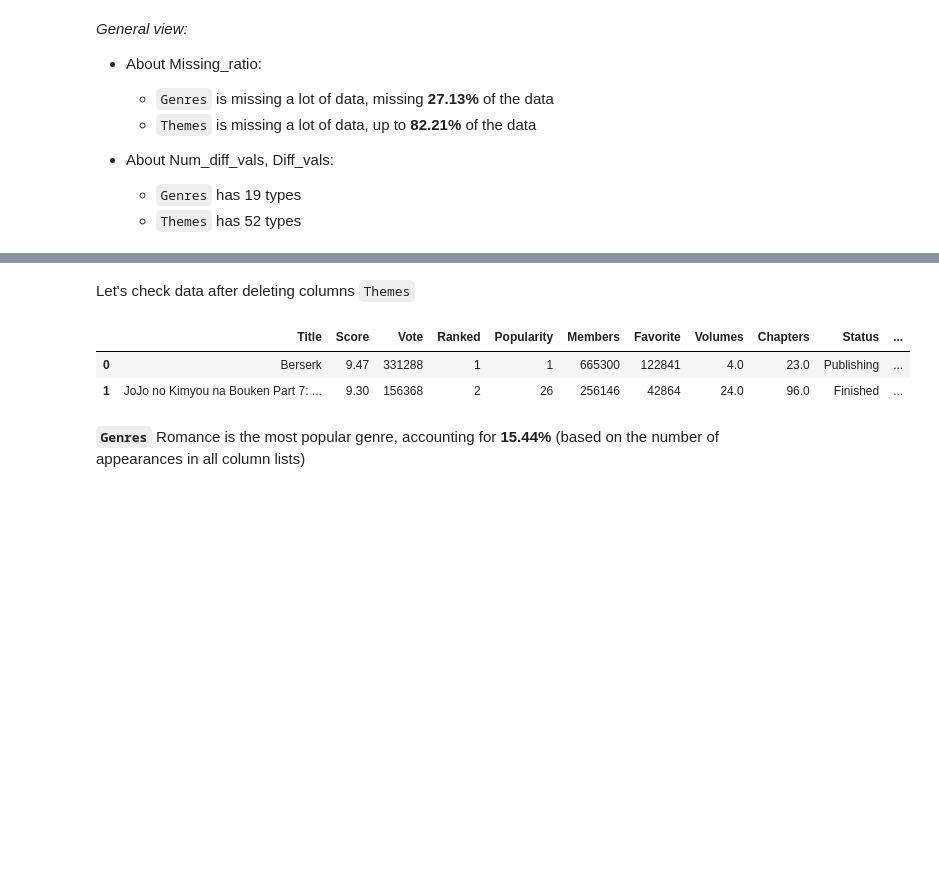
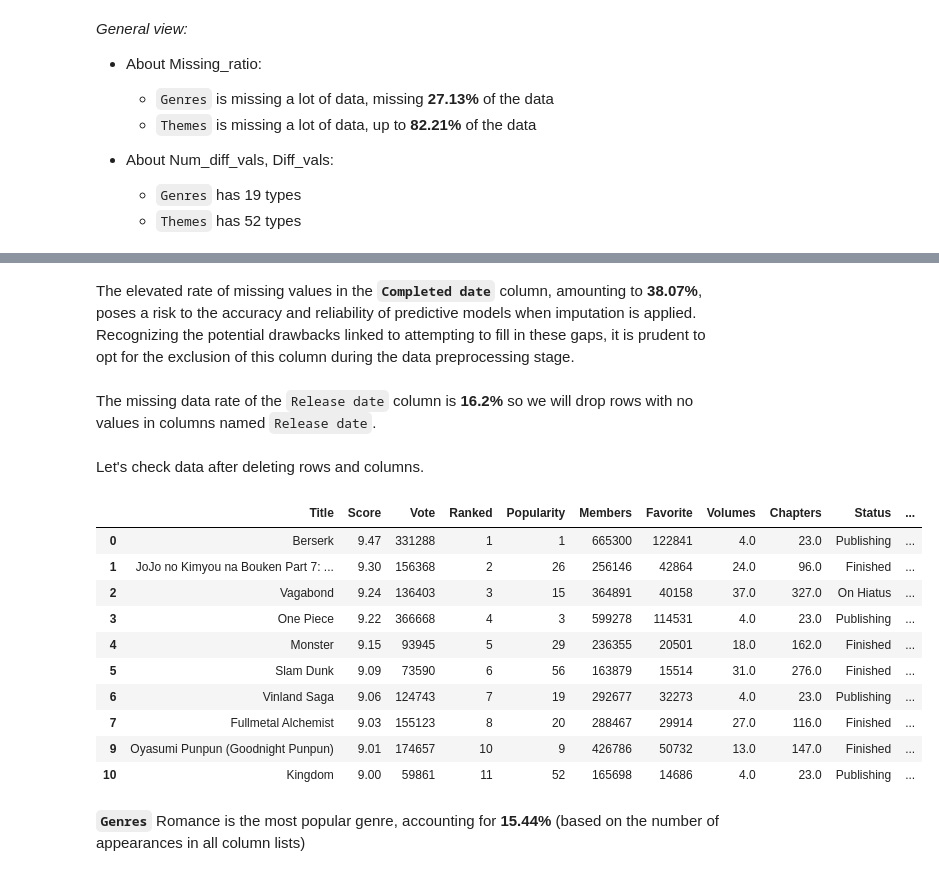
Before and after one commit to duongtruongbinh/IntroDS_FinalProject, a Jupyter notebook: src/Data_Exploration_and_PreProcessing.ipynb, the cells around one changed output, grey strips where cells are left out. Saved outputs shown, nothing was run; the diff lists cells and outputs as text; code cells hidden in the pictures; blank space fills up the shorter version.

Commit message:
update Data explore

```diff
--- a/src/Data_Exploration_and_PreProcessing.ipynb
+++ b/src/Data_Exploration_and_PreProcessing.ipynb
@@ -682,0 +669,2 @@ manga_df = manga_df.dropna(subset=['Genres'])
+# %% [markdown]
+The elevated rate of missing values in the **`Completed date`** column, amounting to **38.07%**, poses a risk to the accuracy and reliability of predictive models when imputation is applied. Recognizing the potential drawbacks linked to attempting to fill in these gaps, it is prudent to opt for the exclusion of this column during the data preprocessing stage.
@@ -683,13 +673,23 @@ manga_df = manga_df.dropna(subset=['Genres'])
+# %% [markdown]
+The missing data rate of the `Release date` column is **16.2%** so we will drop rows with no values in columns named `Release date`.
 # %%
 manga_df = manga_df.dropna(subset=['Release date'])
 # %% [markdown]
-Let's check data after deleting columns `Themes`
+Let's check data after deleting rows and columns.
 # %%
-manga_df.head(2)
+manga_df.head(10)
 # %% [output]
 |  | Title | Score | Vote | Ranked | Popularity | Members | Favorite | Volumes | Chapters | Status | ... |
 | 0 | Berserk | 9.47 | 331288 | 1 | 1 | 665300 | 122841 | 4.0 | 23.0 | Publishing | ... |
 | 1 | JoJo no Kimyou na Bouken Part 7: ... | 9.30 | 156368 | 2 | 26 | 256146 | 42864 | 24.0 | 96.0 | Finished | ... |
+| 2 | Vagabond | 9.24 | 136403 | 3 | 15 | 364891 | 40158 | 37.0 | 327.0 | On Hiatus | ... |
+| 3 | One Piece | 9.22 | 366668 | 4 | 3 | 599278 | 114531 | 4.0 | 23.0 | Publishing | ... |
+| 4 | Monster | 9.15 | 93945 | 5 | 29 | 236355 | 20501 | 18.0 | 162.0 | Finished | ... |
+| 5 | Slam Dunk | 9.09 | 73590 | 6 | 56 | 163879 | 15514 | 31.0 | 276.0 | Finished | ... |
+| 6 | Vinland Saga | 9.06 | 124743 | 7 | 19 | 292677 | 32273 | 4.0 | 23.0 | Publishing | ... |
+| 7 | Fullmetal Alchemist | 9.03 | 155123 | 8 | 20 | 288467 | 29914 | 27.0 | 116.0 | Finished | ... |
+| 9 | Oyasumi Punpun (Goodnight Punpun) | 9.01 | 174657 | 10 | 9 | 426786 | 50732 | 13.0 | 147.0 | Finished | ... |
+| 10 | Kingdom | 9.00 | 59861 | 11 | 52 | 165698 | 14686 | 4.0 | 23.0 | Publishing | ... |
 # %% [markdown]
 **`Genres`** Romance is the most popular genre, accounting for **15.44%** (based on the number of appearances in all column lists)
 # %%
```
Also changed, not shown: parts of 26 cells of this notebook, 1 other file.
